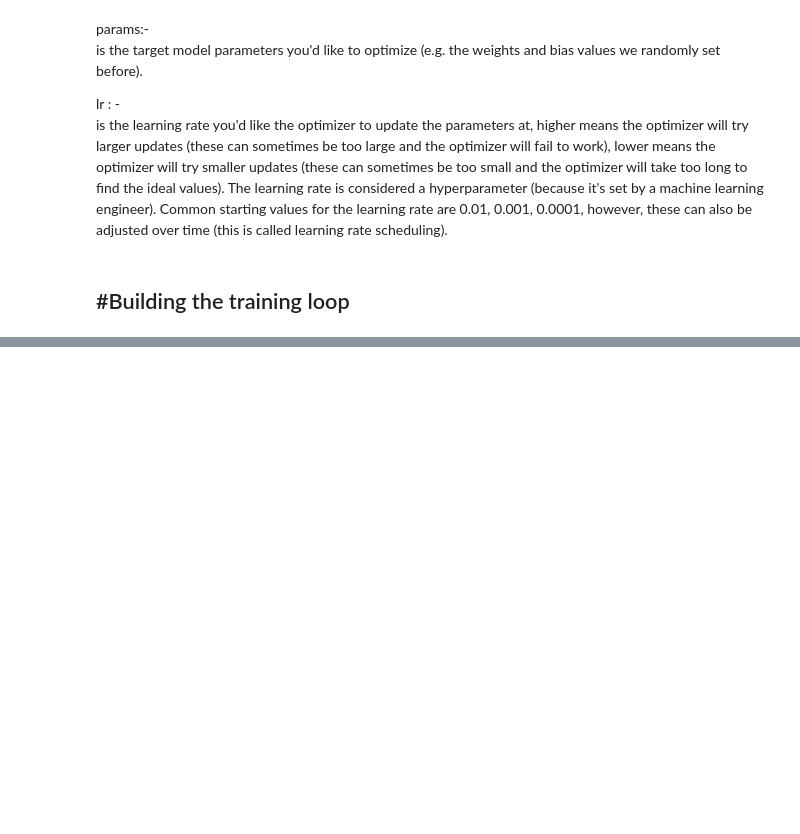
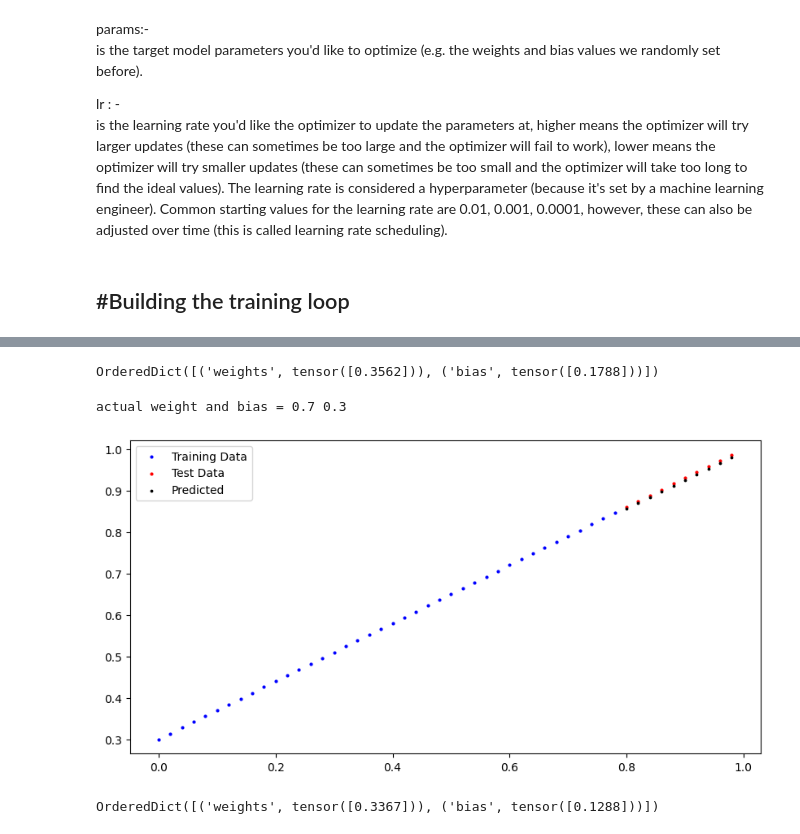
Before and after one commit to Serahverg-8/Deep-Learning, a Jupyter notebook: Pytorch_2_workflow.ipynb, the cells around one changed output, grey strips where cells are left out. Saved outputs shown, nothing was run; the diff lists cells and outputs as text; code cells hidden in the pictures; blank space fills up the shorter version.

```diff
--- a/Pytorch_2_workflow.ipynb
+++ b/Pytorch_2_workflow.ipynb
@@ -276,6 +276,7 @@ is the learning rate you'd like the optimizer to update the parameters at, highe
 # %% [markdown]
 ## #Building the training loop
 # %%
-epochs = 1
+
 
 #one time through all the data#hyper parameters because we set them
+epochs = 1000
@@ -305,0 +283,29 @@ for epochs in range(epochs):
+# %%
+for epoch in range(epochs):
+    ### Training
+
+    # Put model in training mode (this is the default state of a model)
+    model_0.train()
+
+    # 1. Forward pass on train data using the forward() method inside
+    y_pred = model_0(X_train)
+    # print(y_pred)
+
+    # 2. Calculate the loss (how different are our models predictions to the ground truth)
+    loss = loss_function(y_pred, y_train)
+    print("loss at", epoch,loss)
+
+    # 3. Zero grad of the optimizer
+    optimizer.zero_grad()
+
+    # 4. Loss backwards
+    loss.backward()
+
+    # 5. Progress the optimizer
+    optimizer.step()
+
+    ### Testing
+
+    # Put the model in evaluation mode
+    model_0.eval()
+    print(model_0.state_dict())
@@ -305,0 +330,16 @@ for epochs in range(epochs):
+# %%
+model_0.state_dict()
+# %% [output]
+OrderedDict([('weights', tensor([0.3562])), ('bias', tensor([0.1788]))])
+# %%
+print("actual weight and bias =",weight , bias)
+# %% [output]
+actual weight and bias = 0.7 0.3
+# %%
+with torch.inference_mode():
+      # 1. Forward pass on test data
+      test_pred = model_0(X_test)
+# %%
+visualize(X_train,y_train,X_test,y_test,test_pred)
+# %% [output]
+[figure, added]
@@ -305,0 +348,4 @@ for epochs in range(epochs):
+# %%
+model_0.state_dict()
+# %% [output]
+OrderedDict([('weights', tensor([0.3367])), ('bias', tensor([0.1288]))])
```
Also changed, not shown: parts of 6 cells of this notebook.
